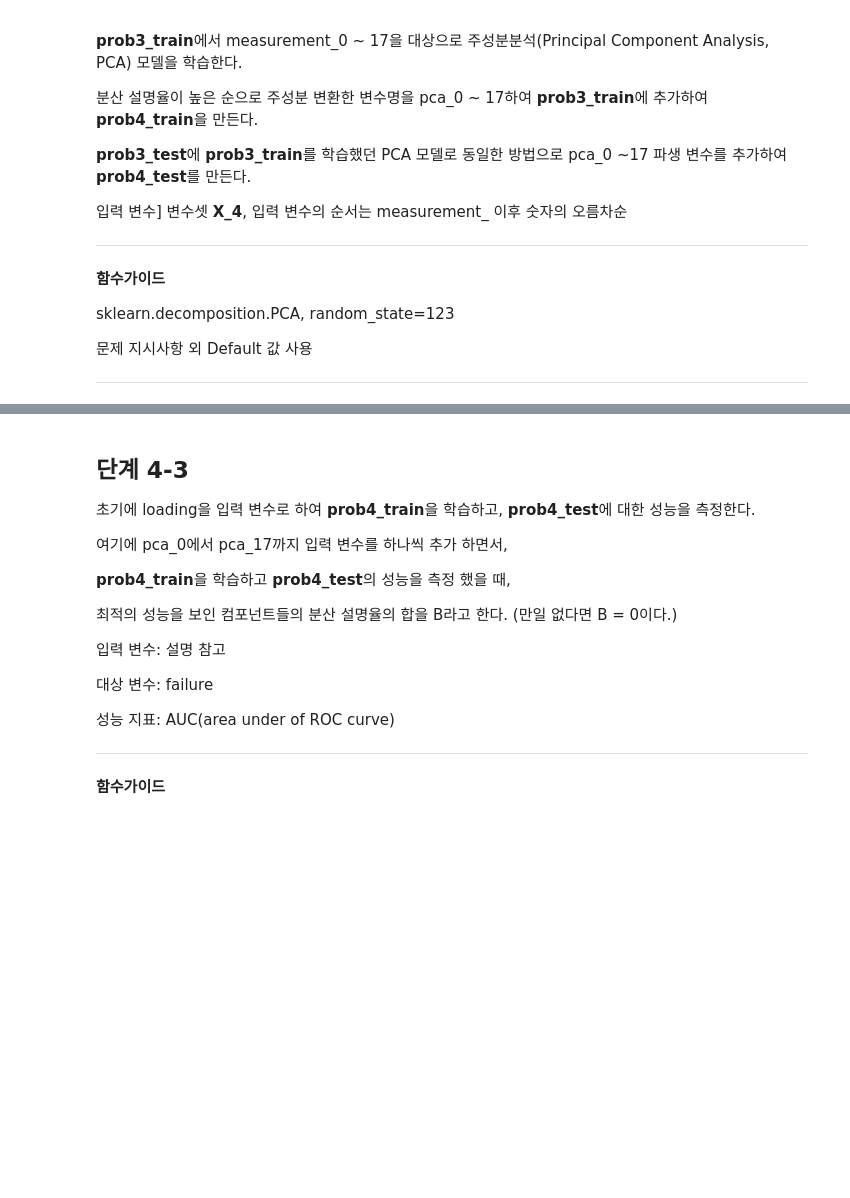
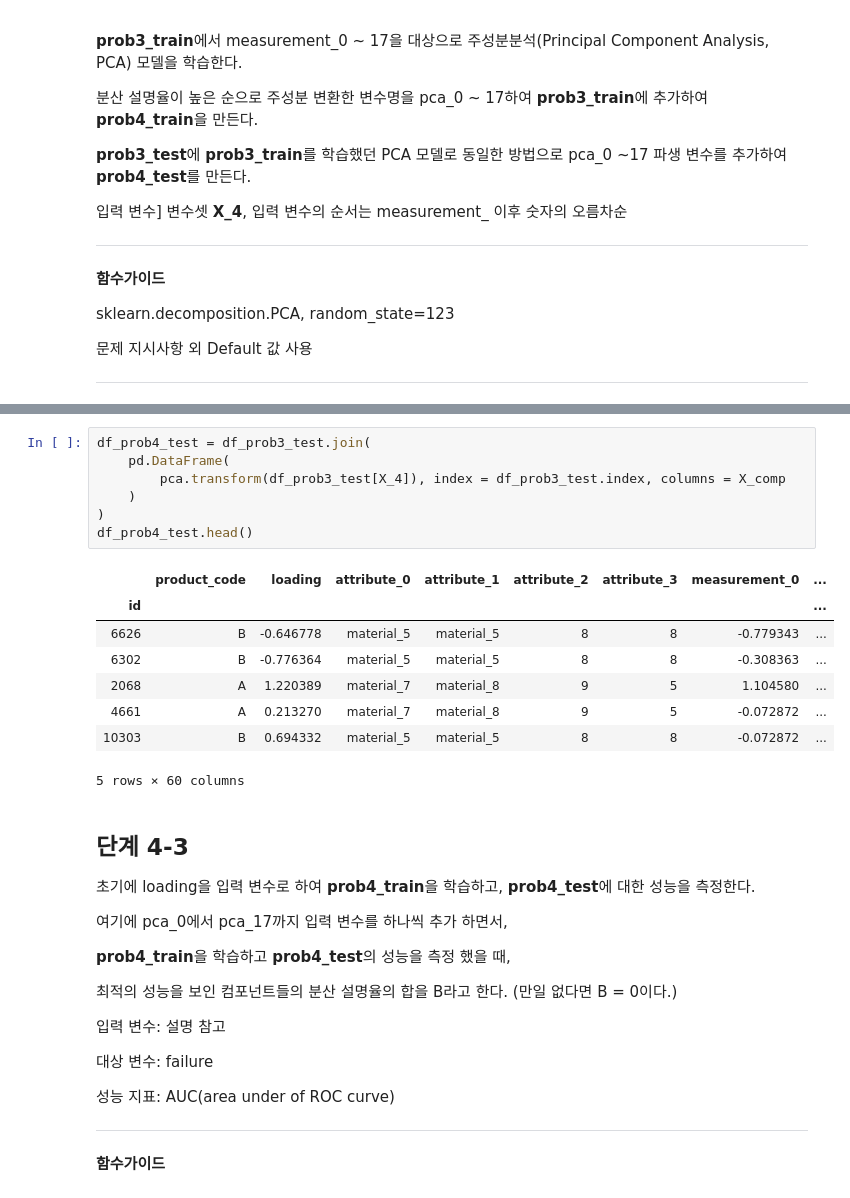
Before and after one commit to sunkusun9/DS_lv3_2609_1, a Jupyter notebook: sec_ds_lv3_prob1_prob.ipynb, the cells around one changed output, grey strips where cells are left out. Drawn from its saved outputs; the diff is of its cells as text; blank space fills up the shorter version.

```diff
--- a/sec_ds_lv3_prob1_prob.ipynb
+++ b/sec_ds_lv3_prob1_prob.ipynb
@@ -985,3 +1129,19 @@ sklearn.decomposition.PCA, random_state=123
+# %%
+df_prob4_test = df_prob3_test.join(
+    pd.DataFrame(
+        pca.transform(df_prob3_test[X_4]), index = df_prob3_test.index, columns = X_comp
+    )
+)
+df_prob4_test.head()
+# %% [output]
+|  | product_code | loading | attribute_0 | attribute_1 | attribute_2 | attribute_3 | measurement_0 | ... |
+| id |  |  |  |  |  |  |  | ... |
+| 6626 | B | -0.646778 | material_5 | material_5 | 8 | 8 | -0.779343 | ... |
+| 6302 | B | -0.776364 | material_5 | material_5 | 8 | 8 | -0.308363 | ... |
+| 2068 | A | 1.220389 | material_7 | material_8 | 9 | 5 | 1.104580 | ... |
+| 4661 | A | 0.213270 | material_7 | material_8 | 9 | 5 | -0.072872 | ... |
+| 10303 | B | 0.694332 | material_5 | material_5 | 8 | 8 | -0.072872 | ... |
+5 rows × 60 columns
 # %% [markdown]
 ## 단계 4-3
 
```
Also changed, not shown: parts of 58 cells of this notebook.
